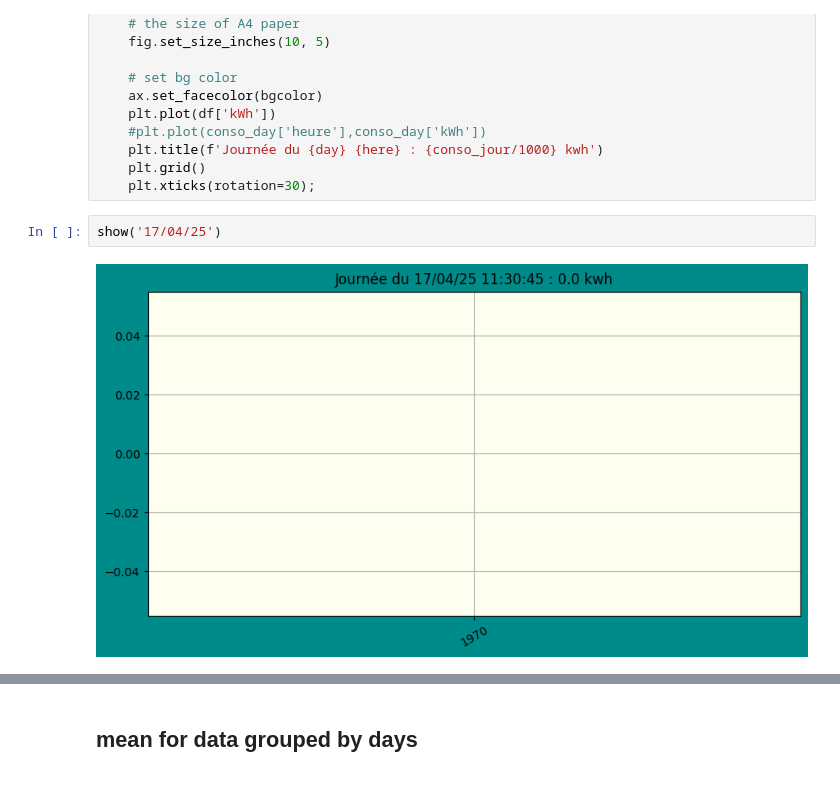
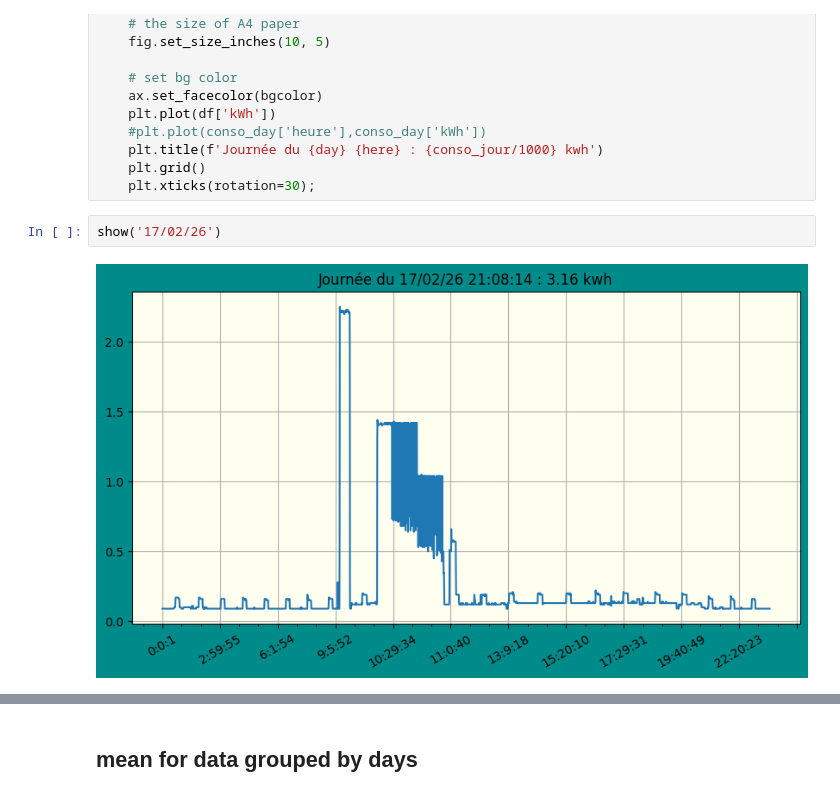
Before and after one commit to jdavid54/jupyter_notebooks2, a Jupyter notebook: conso_kwh_mini.ipynb, the cells around one changed output, grey strips where cells are left out. Saved outputs shown, nothing was run; the diff lists cells and outputs as text.

```diff
--- a/conso_kwh_mini.ipynb
+++ b/conso_kwh_mini.ipynb
@@ -324,9 +324,9 @@ def show(day,pltcolor='darkcyan',bgcolor="ivory"):
     plt.grid()
     plt.xticks(rotation=30);
 # %%
-show('17/04/25')
+show('17/02/26')
 # %% [output]
-[figure, old version]
+[figure, new version]
 # %%
 end = time.time()
 print(end - start)
```
Also changed, not shown: parts of 144 cells of this notebook, 14 other files.
